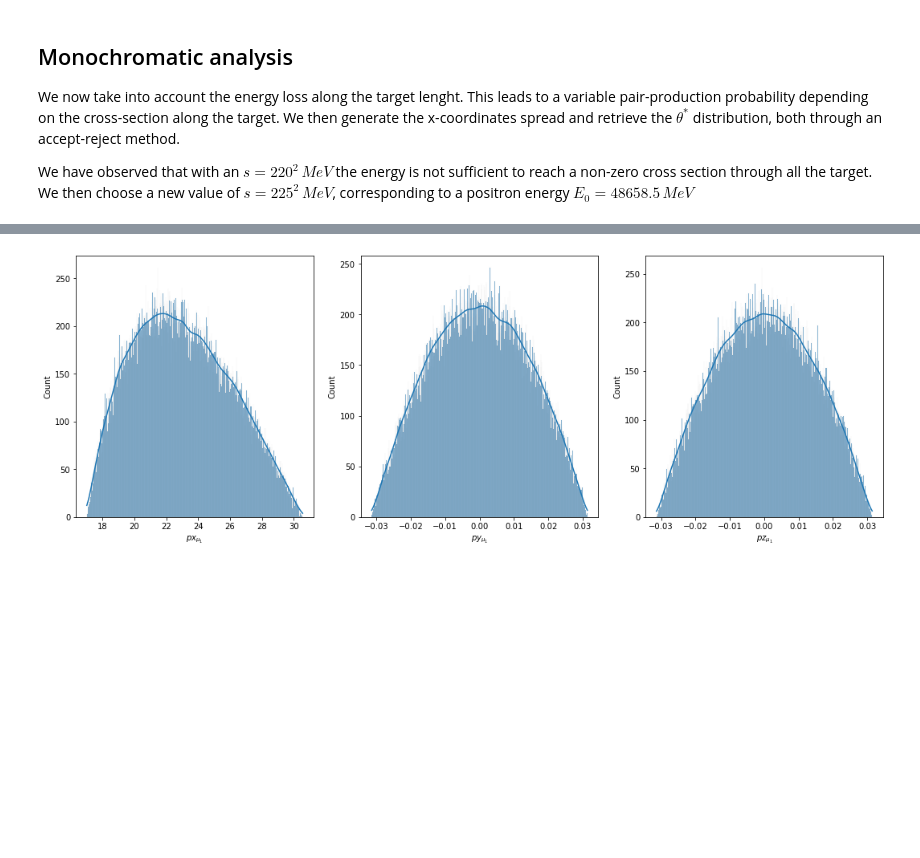
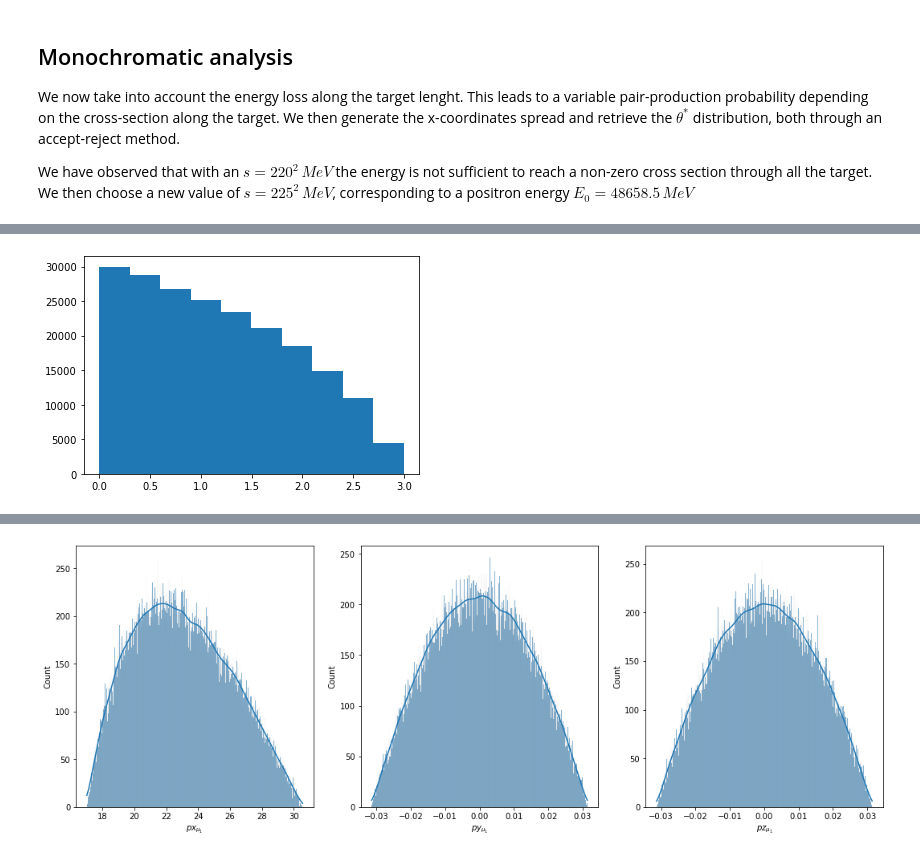
Before and after one commit to PhysicsOfData/LCP_projects_Y3, a Jupyter notebook: Project.ipynb, the cells around one changed output, grey strips where cells are left out. Cells and saved outputs as stored; diff of their text form; code cells hidden in the pictures; blank space fills up the shorter version.

```diff
--- a/Project.ipynb
+++ b/Project.ipynb
@@ -260,7 +257,7 @@ def p_pos_lab(s, m_e):
     e_pos = e_pos_lab(s, m_e)
     return np.sqrt(e_pos**2-m_e**2)
 
-def beta(s, m_e):
+def beta(s, m_e = 0.51099895):
     #lorentz beta function
     e_pos = e_pos_lab(s, m_e)
     p_pos = p_pos_lab(s, m_e)
@@ -621,0 +597,81 @@ df = pd.DataFrame(events, columns = [
+# %%
+#accept-reject: points distribution
+
+pts_dbt = np.random.uniform( 0, x_max, 3*100000)
+check = np.random.uniform( func_pts_dbt(3), func_pts_dbt(0.16), 3*100000)
+accepted = pts_dbt[check < func_pts_dbt(pts_dbt)]
+plt.hist(accepted) #Graph of point distribution (ok)
+plt.show()
+
+angles = np.random.uniform( 0, np.pi, len(accepted))
+ang_check = np.random.uniform(0, pf(s_bremss(accepted, E_0),np.pi/2), len(accepted))
+
+pd_df = pd.DataFrame(pd.Series(s_bremss(accepted, E_0)), columns = ['energies'])
+pd_df["angles"] = angles
+pd_df["emission_pt"] = accepted
+pd_df["check"]  = ang_check
+pd_df[r"$\theta^*$"]  = pd_df.angles[pd_df.check < pf(pd_df.energies, pd_df.angles)]
+pd_df = pd_df.dropna()
+
+
+df = pd.DataFrame(mc_df_sampling(pd_df, m_e, m_muon).T, columns = [
+                              '$px_{\mu_1}$',
+                              '$py_{\mu_1}$',
+                              '$pz_{\mu_1}$',
+                              '$px_{\mu_2}$',
+                              '$py_{\mu_2}$',
+                              '$pz_{\mu_2}$'
+                             ]
+               )
+
+
+def theta_lab(theta_star, s):
+    betas = beta(s)
+    beta_star = np.sqrt(1-4*m_muon/s)
+    return  np.arctan(np.sin(theta_star)*np.sqrt(1-betas**2)/(np.cos(theta_star)+betas/beta_star))
+
+pd_df["cane"] = theta_lab(pd_df.angles, pd_df.energies)
+pd_df["random"]=np.random.randint(1,3, len(pd_df))
+pd_df["cane"] = pd_df["cane"]*(-1)**pd_df["random"]
+
+pd_df["cane"].hist()
+
+
+# x = np.linspace(0, np.pi, 30)
+# angle_distr = []
+
+# for i in range(len(pts_dbt)):
+#     to_push = []
+#     for ang in x:
+#         to_push.append((pf(s_bremss(pts_dbt[i], E_0), ang)))
+#     angle_distr.append(to_push)
+
+
+
+#plt.plot(x, pf(s,x))
+
+#ang_check = np.random.uniform( 0, pf(energies_bremss,np.pi/2), len(energies_bremss))
+
+# pd_df = pd.DataFrame(pd.Series(energies_bremss), columns = ['energies'])
+# pd_df["angles"] = angles
+# pd_df["check"]  = ang_check
+# pd_df["label"]  = pd_df.angles[pd_df.check < pf(pd_df.energies, pd_df.angles)]
+# pd_df = pd_df.dropna()
+
+# pd_df = pd_df.iloc[:N]
+
+# events = mc_df_sampling(pd_df, m_e, m_muon)
+
+# #momentum coordinates distribution
+# events = events.T
+# df = pd.DataFrame(events, columns = [
+#                               '$px_{\mu_1}$',
+#                               '$py_{\mu_1}$',
+#                               '$pz_{\mu_1}$',
+#                               '$px_{\mu_2}$',
+#                               '$py_{\mu_2}$',
+#                               '$pz_{\mu_2}$'
+#                              ]
+#                )
+# %% [output]
+[figure, added]
```
Also changed, not shown: parts of 9 cells of this notebook.
